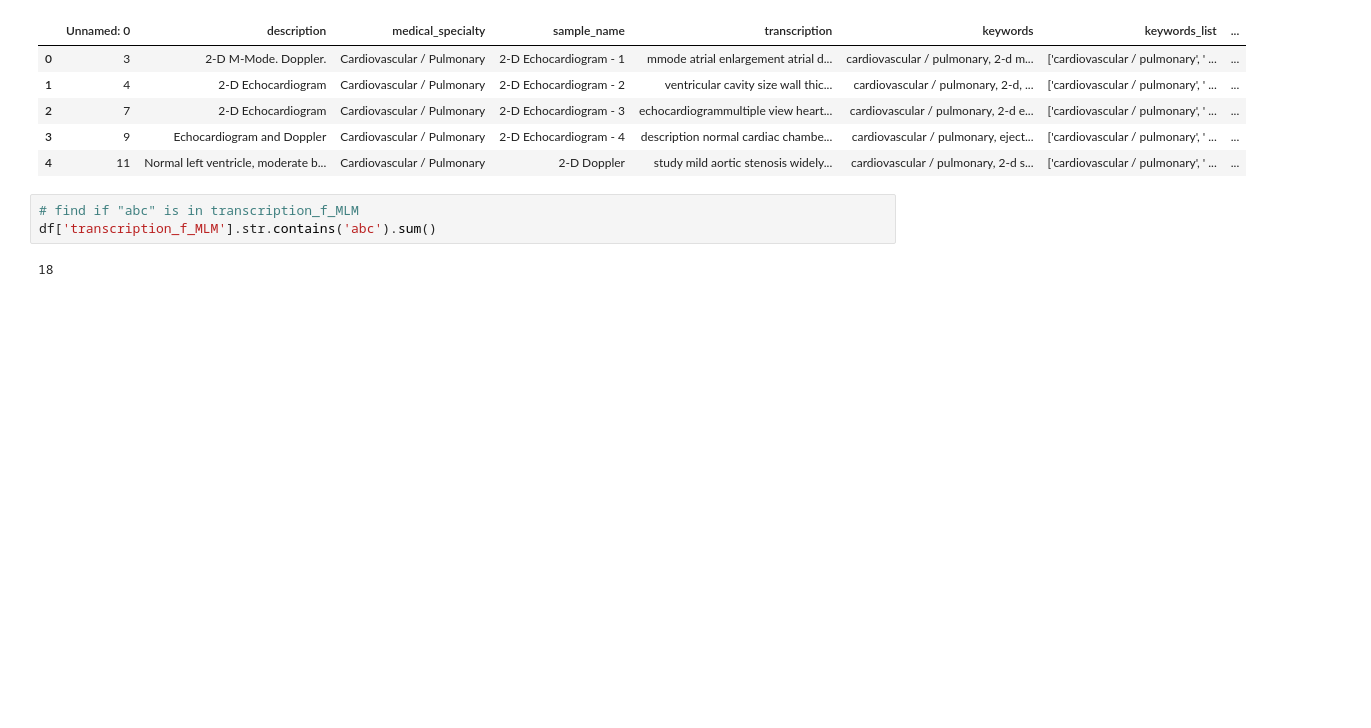
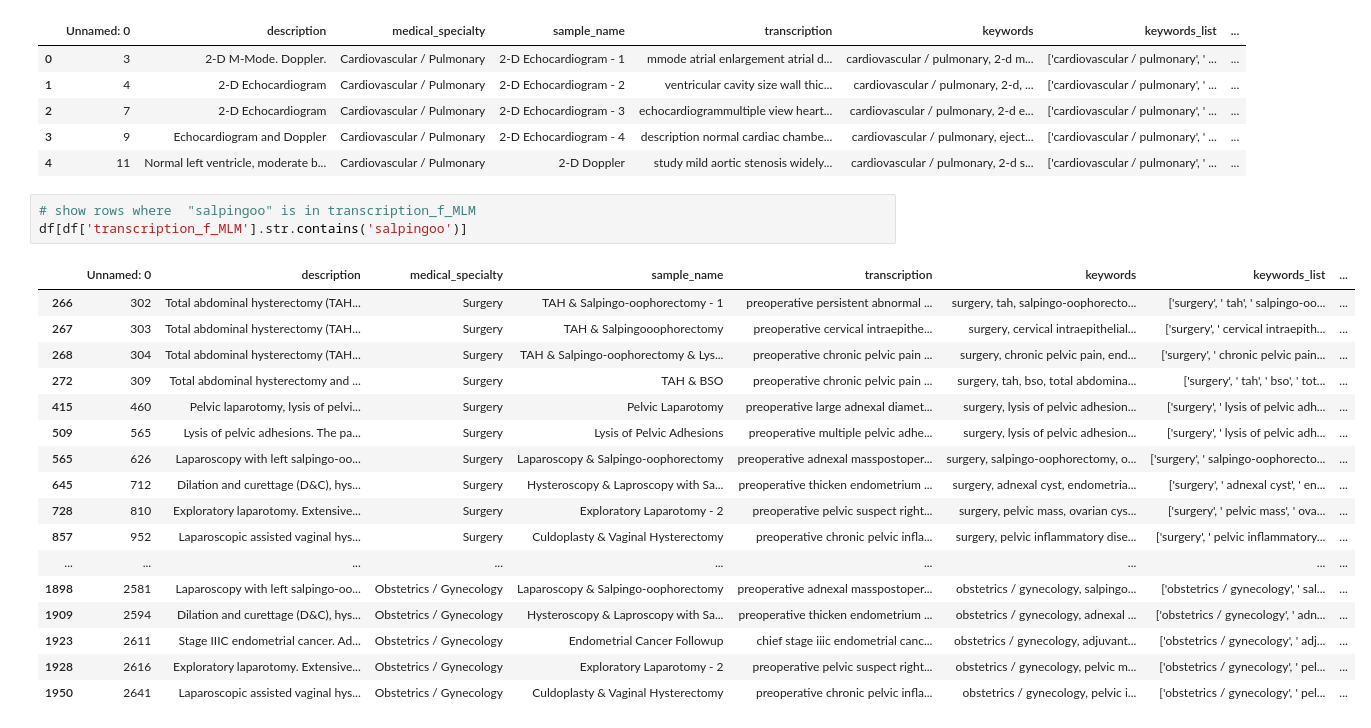
Before and after one commit to Tara-Sophia/NLP_Masterthesis, a Jupyter notebook: notebooks/08-hp-visualizations.ipynb, the cells around one changed output. Drawn from its saved outputs; the diff is of its cells as text; blank space fills up the shorter version.

```diff
--- a/notebooks/08-hp-visualizations.ipynb
+++ b/notebooks/08-hp-visualizations.ipynb
@@ -31,7 +31,23 @@ df.head()
 | 3 | 9 | Echocardiogram and Doppler | Cardiovascular / Pulmonary | 2-D Echocardiogram - 4 | description normal cardiac chambe... | cardiovascular / pulmonary, eject... | ['cardiovascular / pulmonary', ' ... | ... |
 | 4 | 11 | Normal left ventricle, moderate b... | Cardiovascular / Pulmonary | 2-D Doppler | study mild aortic stenosis widely... | cardiovascular / pulmonary, 2-d s... | ['cardiovascular / pulmonary', ' ... | ... |
 # %%
-# find if "abc" is in transcription_f_MLM
-df['transcription_f_MLM'].str.contains('abc').sum()
+# show rows where  "salpingoo" is in transcription_f_MLM
+df[df['transcription_f_MLM'].str.contains('salpingoo')]
 # %% [output]
-18
+|  | Unnamed: 0 | description | medical_specialty | sample_name | transcription | keywords | keywords_list | ... |
+| 266 | 302 | Total abdominal hysterectomy (TAH... | Surgery | TAH & Salpingo-oophorectomy - 1 | preoperative persistent abnormal ... | surgery, tah, salpingo-oophorecto... | ['surgery', ' tah', ' salpingo-oo... | ... |
+| 267 | 303 | Total abdominal hysterectomy (TAH... | Surgery | TAH & Salpingooophorectomy | preoperative cervical intraepithe... | surgery, cervical intraepithelial... | ['surgery', ' cervical intraepith... | ... |
+| 268 | 304 | Total abdominal hysterectomy (TAH... | Surgery | TAH & Salpingo-oophorectomy & Lys... | preoperative chronic pelvic pain ... | surgery, chronic pelvic pain, end... | ['surgery', ' chronic pelvic pain... | ... |
+| 272 | 309 | Total abdominal hysterectomy and ... | Surgery | TAH & BSO | preoperative chronic pelvic pain ... | surgery, tah, bso, total abdomina... | ['surgery', ' tah', ' bso', ' tot... | ... |
+| 415 | 460 | Pelvic laparotomy, lysis of pelvi... | Surgery | Pelvic Laparotomy | preoperative large adnexal diamet... | surgery, lysis of pelvic adhesion... | ['surgery', ' lysis of pelvic adh... | ... |
+| 509 | 565 | Lysis of pelvic adhesions. The pa... | Surgery | Lysis of Pelvic Adhesions | preoperative multiple pelvic adhe... | surgery, lysis of pelvic adhesion... | ['surgery', ' lysis of pelvic adh... | ... |
+| 565 | 626 | Laparoscopy with left salpingo-oo... | Surgery | Laparoscopy & Salpingo-oophorectomy | preoperative adnexal masspostoper... | surgery, salpingo-oophorectomy, o... | ['surgery', ' salpingo-oophorecto... | ... |
+| 645 | 712 | Dilation and curettage (D&C), hys... | Surgery | Hysteroscopy & Laproscopy with Sa... | preoperative thicken endometrium ... | surgery, adnexal cyst, endometria... | ['surgery', ' adnexal cyst', ' en... | ... |
+| 728 | 810 | Exploratory laparotomy. Extensive... | Surgery | Exploratory Laparotomy - 2 | preoperative pelvic suspect right... | surgery, pelvic mass, ovarian cys... | ['surgery', ' pelvic mass', ' ova... | ... |
+| 857 | 952 | Laparoscopic assisted vaginal hys... | Surgery | Culdoplasty & Vaginal Hysterectomy | preoperative chronic pelvic infla... | surgery, pelvic inflammatory dise... | ['surgery', ' pelvic inflammatory... | ... |
+| ... | ... | ... | ... | ... | ... | ... | ... | ... |
+| 1898 | 2581 | Laparoscopy with left salpingo-oo... | Obstetrics / Gynecology | Laparoscopy & Salpingo-oophorectomy | preoperative adnexal masspostoper... | obstetrics / gynecology, salpingo... | ['obstetrics / gynecology', ' sal... | ... |
+| 1909 | 2594 | Dilation and curettage (D&C), hys... | Obstetrics / Gynecology | Hysteroscopy & Laproscopy with Sa... | preoperative thicken endometrium ... | obstetrics / gynecology, adnexal ... | ['obstetrics / gynecology', ' adn... | ... |
+| 1923 | 2611 | Stage IIIC endometrial cancer. Ad... | Obstetrics / Gynecology | Endometrial Cancer Followup | chief stage iiic endometrial canc... | obstetrics / gynecology, adjuvant... | ['obstetrics / gynecology', ' adj... | ... |
+| 1928 | 2616 | Exploratory laparotomy. Extensive... | Obstetrics / Gynecology | Exploratory Laparotomy - 2 | preoperative pelvic suspect right... | obstetrics / gynecology, pelvic m... | ['obstetrics / gynecology', ' pel... | ... |
+| 1950 | 2641 | Laparoscopic assisted vaginal hys... | Obstetrics / Gynecology | Culdoplasty & Vaginal Hysterectomy | preoperative chronic pelvic infla... | obstetrics / gynecology, pelvic i... | ['obstetrics / gynecology', ' pel... | ... |
```
Also changed, not shown: parts of 1 cell of this notebook, 8 other files.
